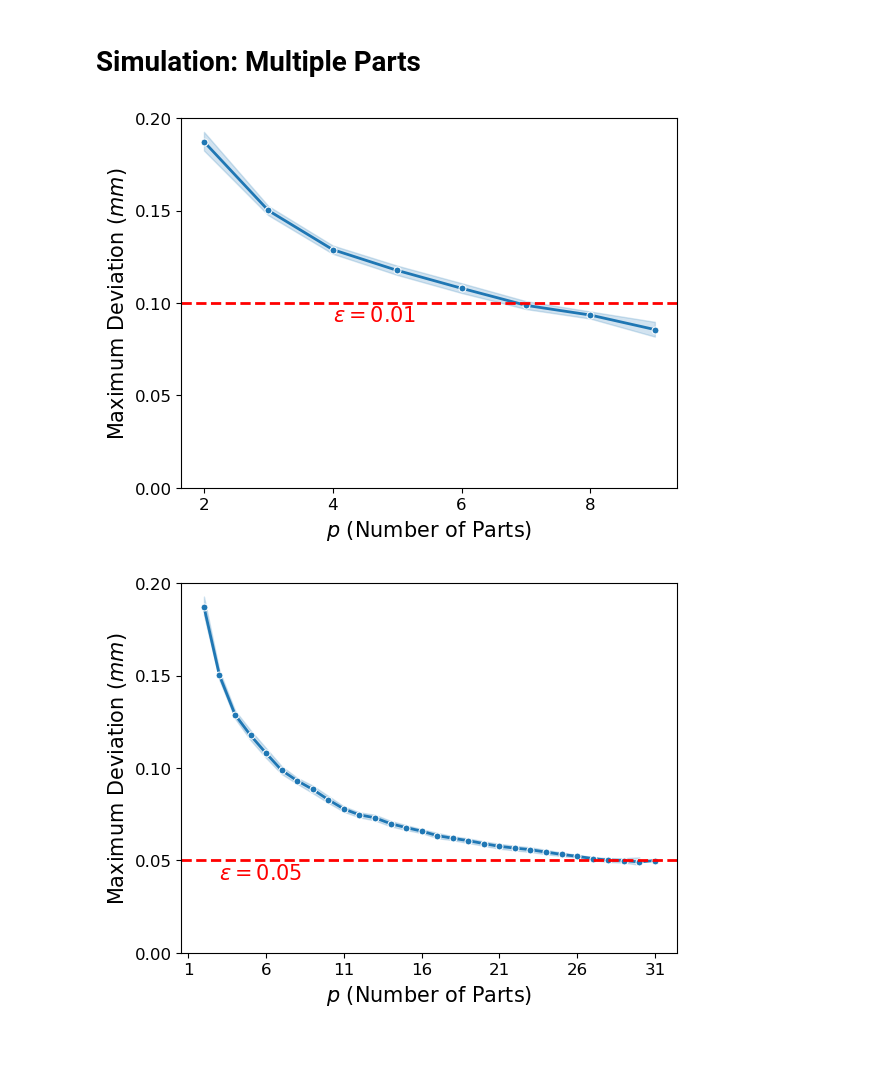
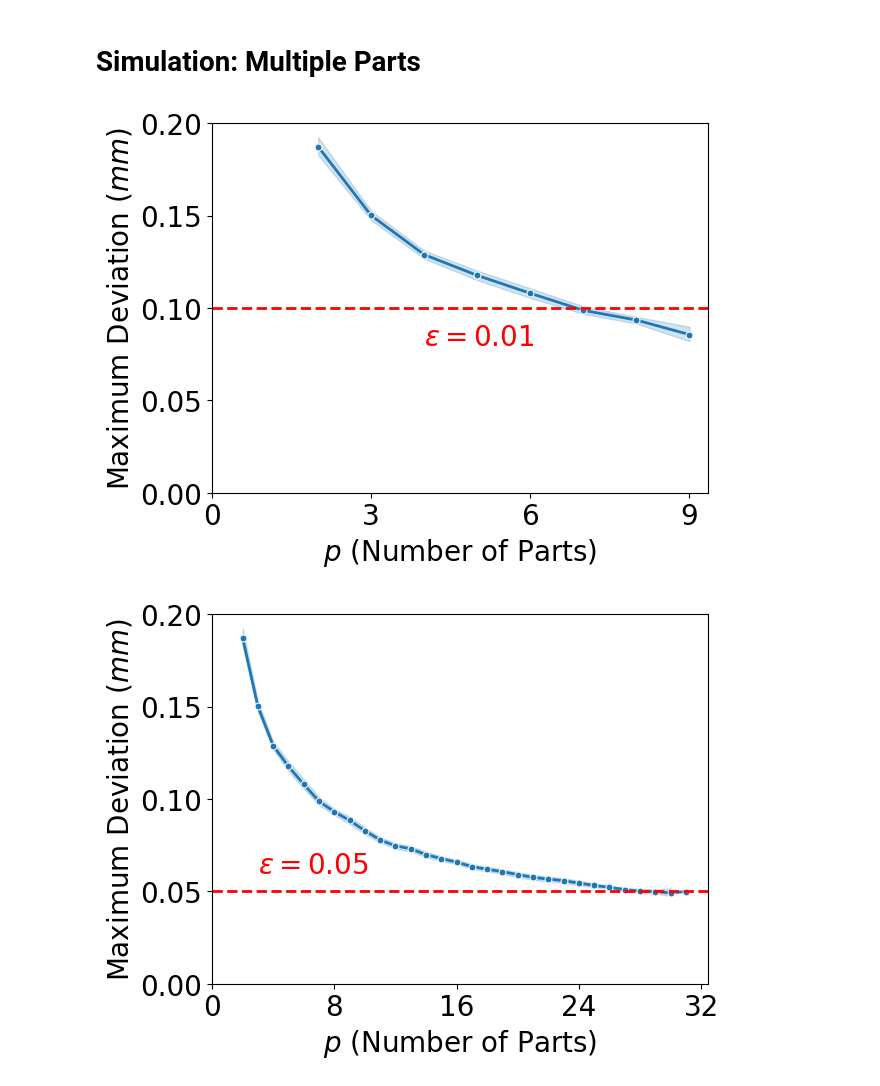
Before and after one commit to ZhaohuiGeng/RE-Process-Planning, a Jupyter notebook: Simulation/hemispherical design simulation.ipynb, the cells around one changed output. Cells and saved outputs as stored; diff of their text form; code cells hidden in the pictures; blank space fills up the shorter version.

```diff
--- a/Simulation/hemispherical design simulation.ipynb
+++ b/Simulation/hemispherical design simulation.ipynb
@@ -379,20 +391,24 @@ for i in range(30):
+# %%
+result1 = pd.read_csv("./epsilon=1.csv", index_col=0)
 # %%
+result1.reset_index(inplace=True)
+
 plt.style.use("default")
 g = sns.lineplot(
     data=result1,
     x="p", y="MaxDev",
     marker='o', linewidth=2,markersize=5
 )
 
 
 g.axhline(0.1, ls="--", c='r', linewidth=2)
 
-plt.xticks(np.arange(2, np.max(result1['p']) + .1, step=2), fontsize=12)
-plt.yticks(np.arange(0, 0.21, step=0.05), fontsize=12)
-plt.xlabel("$p$ (Number of Parts)", fontsize=15)
-plt.ylabel("Maximum Deviation ($mm$)", fontsize=15)
+plt.xticks(np.arange(0, np.max(result1['p']) + 1, step=3), fontsize=20)
+plt.yticks(np.arange(0, 0.21, step=0.05), fontsize=20)
+plt.xlabel("$p$ (Number of Parts)", fontsize=20)
+plt.ylabel("Maximum Deviation ($mm$)", fontsize=20)
 
-plt.text(4, 0.09, "$\epsilon = 0.01$", fontsize=15, c='r')
-plt.savefig("epsilon=1.png", dpi=600)
+plt.text(4, 0.08, "$\epsilon = 0.01$", fontsize=20, c='r')
+plt.savefig("epsilon=1.png", bbox_inches='tight', dpi=1000)
 # %% [output]
-[figure, old version]
+[figure, new version]
@@ -399,4 +417,6 @@ plt.savefig("epsilon=1.png", dpi=600)
 # %%
+result2.reset_index(inplace=True)
+
 plt.style.use("default")
 g = sns.lineplot(
     data=result2,
@@ -407,12 +427,12 @@ g = sns.lineplot(
 
 g.axhline(0.05, ls="--", c='r', linewidth=2)
 
-plt.xticks(np.arange(1, np.max(result2['p']) +.1, step=5), fontsize=12)
-plt.yticks(np.arange(0, 0.21, step=0.05), fontsize=12)
-plt.xlabel("$p$ (Number of Parts)", fontsize=15)
-plt.ylabel("Maximum Deviation ($mm$)", fontsize=15)
+plt.xticks(np.arange(0, np.max(result2['p']) + 2, step=8), fontsize=20)
+plt.yticks(np.arange(0, 0.21, step=0.05), fontsize=20)
+plt.xlabel("$p$ (Number of Parts)", fontsize=20)
+plt.ylabel("Maximum Deviation ($mm$)", fontsize=20)
 
-plt.text(3, 0.04, "$\epsilon = 0.05$", fontsize=15, c='r')
-plt.savefig("epsilon=05.png", dpi=600)
+plt.text(3, 0.06, "$\epsilon = 0.05$", fontsize=20, c='r')
+plt.savefig("epsilon=05.png", bbox_inches='tight', dpi=1000)
 # %% [output]
-[figure, old version]
+[figure, new version]
```
Also changed, not shown: parts of 13 cells of this notebook, 19 other files.
